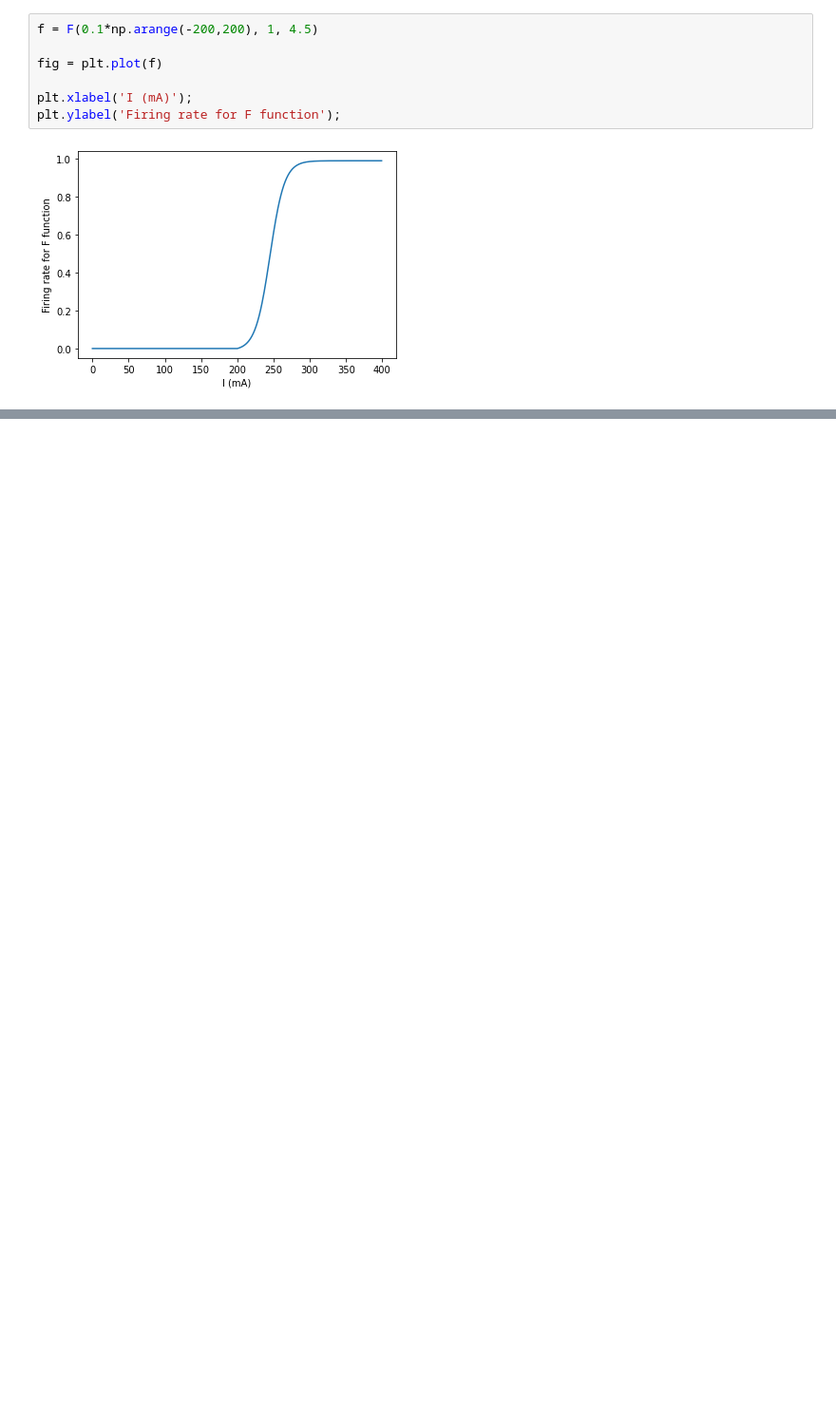
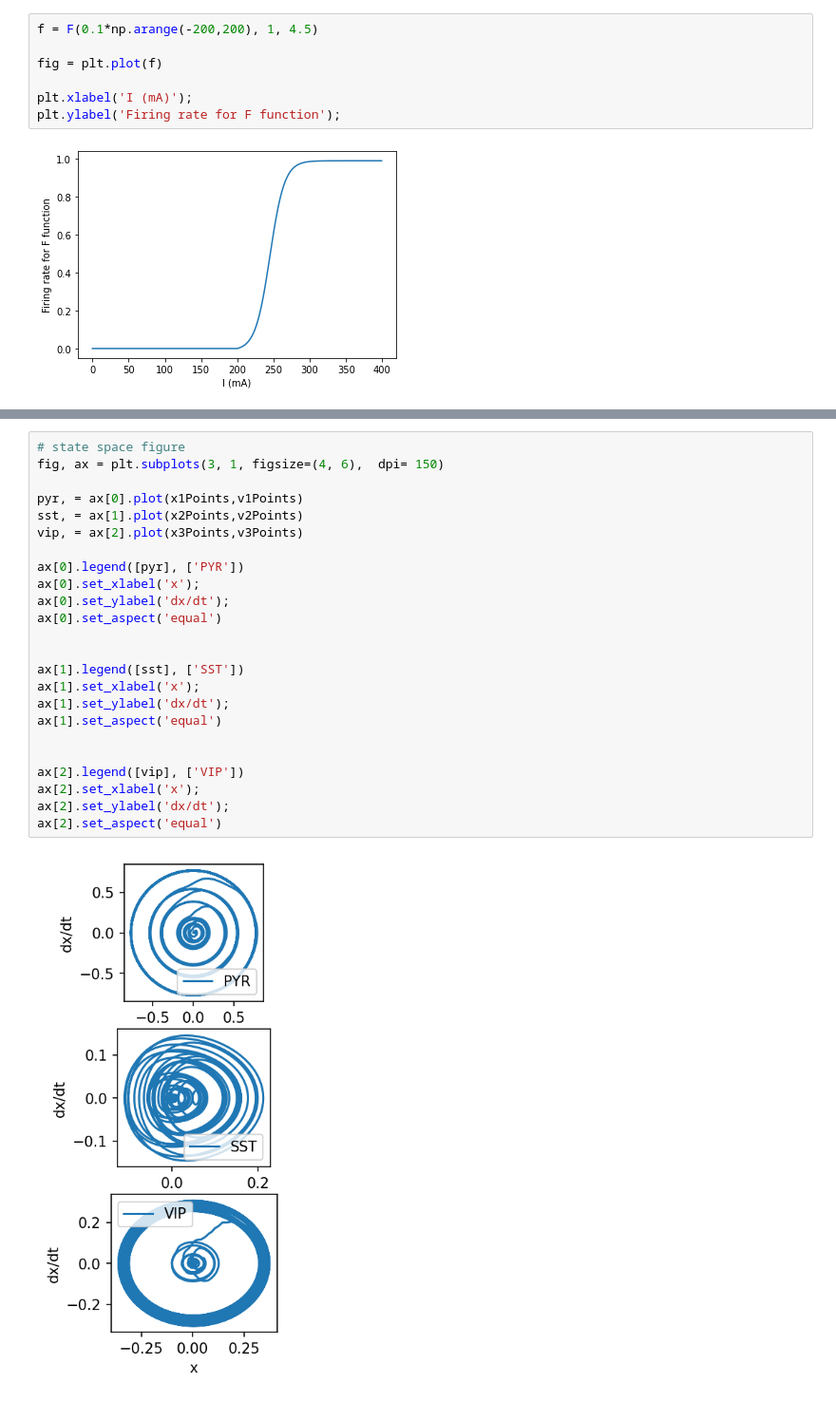
Before and after one commit to cagdastopcu/omission-of-visual-stimuli, a Jupyter notebook: wilson_cowan_3population.ipynb, the cells around one changed output, grey strips where cells are left out. Shown: that part at 95% size. Cells and saved outputs as stored; diff of their text form; blank space fills up the shorter version.

```diff
--- a/wilson_cowan_3population.ipynb
+++ b/wilson_cowan_3population.ipynb
@@ -221,0 +220,26 @@ ax[1].set_ylabel('Mean firing rate');
+# %%
+# state space figure
+fig, ax = plt.subplots(3, 1, figsize=(4, 6),  dpi= 150)
+
+pyr, = ax[0].plot(x1Points,v1Points)
+sst, = ax[1].plot(x2Points,v2Points)
+vip, = ax[2].plot(x3Points,v3Points)
+
+ax[0].legend([pyr], ['PYR'])
+ax[0].set_xlabel('x');
+ax[0].set_ylabel('dx/dt');
+ax[0].set_aspect('equal')
+
+
+ax[1].legend([sst], ['SST'])
+ax[1].set_xlabel('x');
+ax[1].set_ylabel('dx/dt');
+ax[1].set_aspect('equal')
+
+
+ax[2].legend([vip], ['VIP'])
+ax[2].set_xlabel('x');
+ax[2].set_ylabel('dx/dt');
+ax[2].set_aspect('equal')
+# %% [output]
+[figure, added]
```
Also changed, not shown: parts of 2 cells of this notebook.
